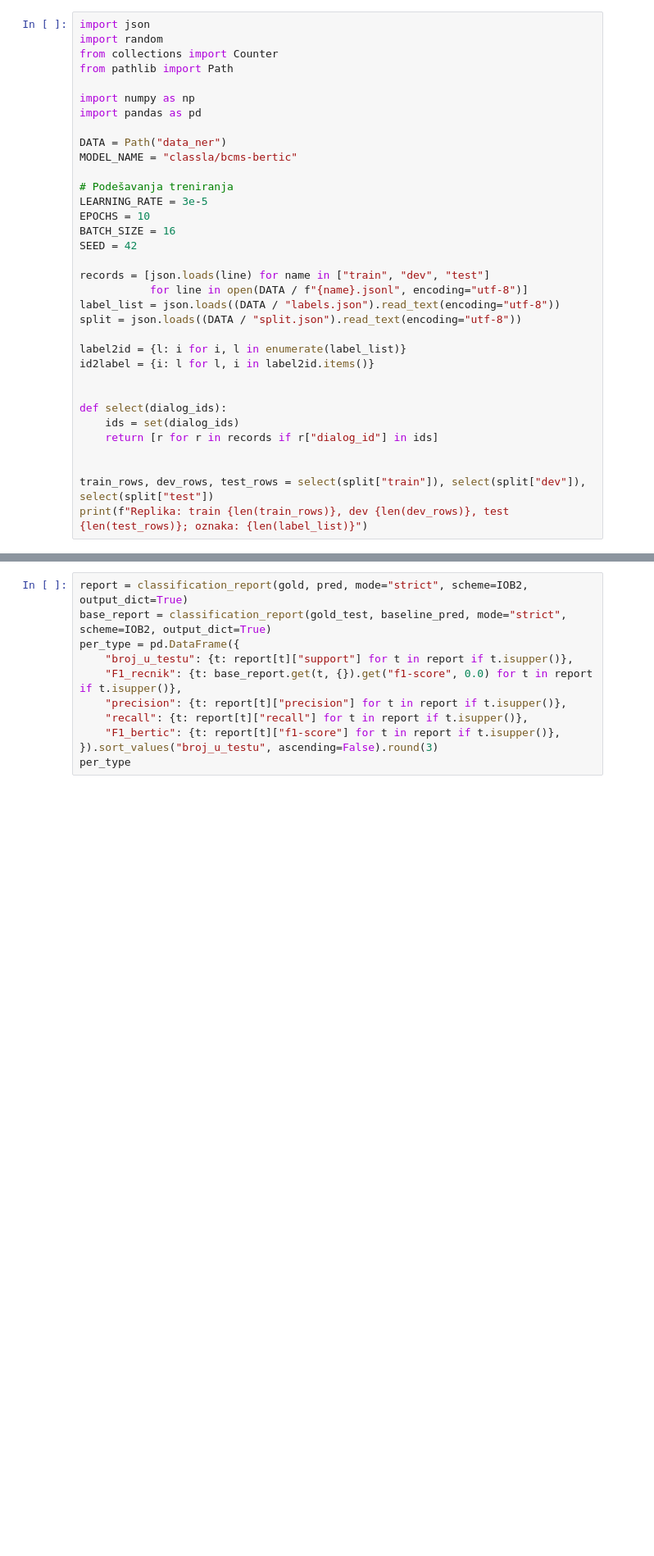
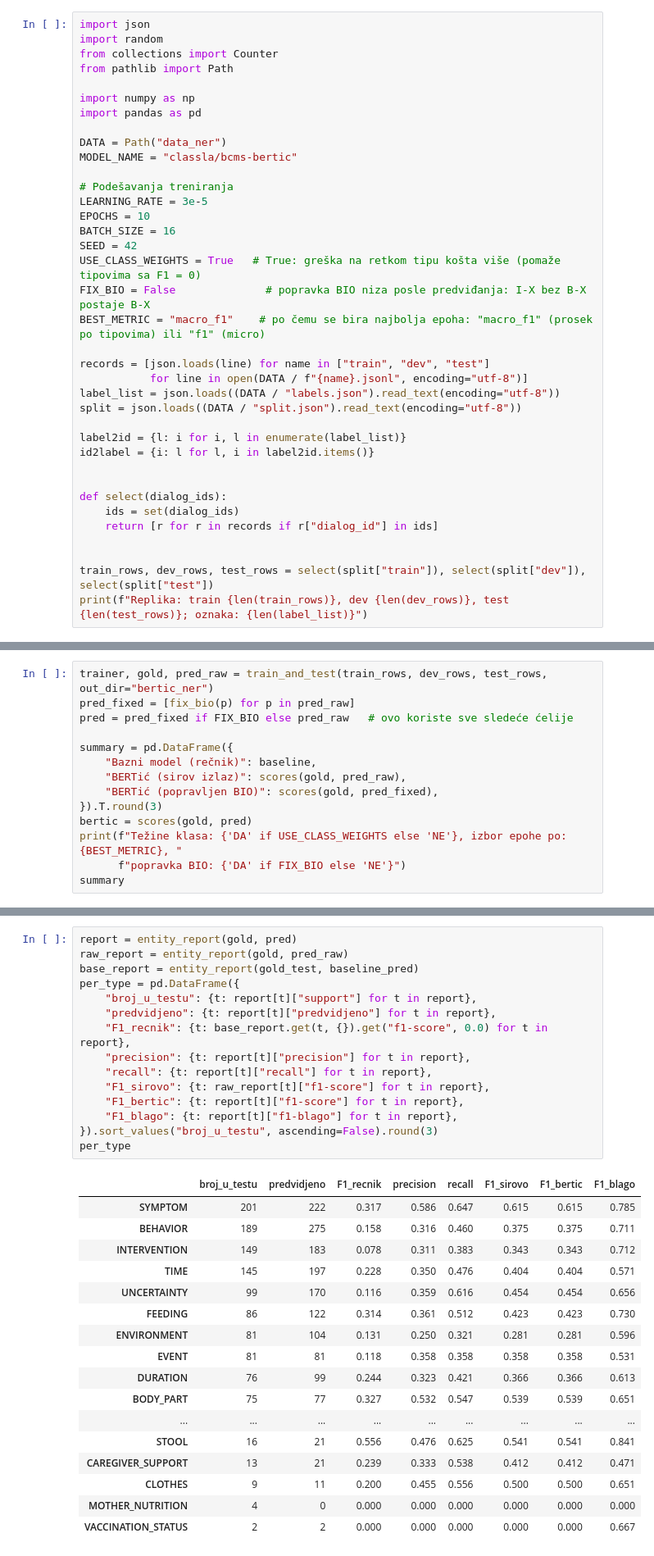
Before and after one commit to tijanicica/hello-baby-knowledge-graph, a Jupyter notebook: ner_bertic_colab.ipynb, the cells around one changed output, grey strips where cells are left out. Shown at 82% size. Saved outputs shown, nothing was run; the diff lists cells and outputs as text; blank space fills up the shorter version.

```diff
--- a/ner_bertic_colab.ipynb
+++ b/ner_bertic_colab.ipynb
@@ -49,6 +56,9 @@ LEARNING_RATE = 3e-5
 EPOCHS = 10
 BATCH_SIZE = 16
 SEED = 42
+USE_CLASS_WEIGHTS = True   # True: greška na retkom tipu košta više (pomaže tipovima sa F1 = 0)
+FIX_BIO = False              # popravka BIO niza posle predviđanja: I-X bez B-X postaje B-X
+BEST_METRIC = "macro_f1"    # po čemu se bira najbolja epoha: "macro_f1" (prosek po tipovima) ili "f1" (micro)
 
 records = [json.loads(line) for name in ["train", "dev", "test"]
            for line in open(DATA / f"{name}.jsonl", encoding="utf-8")]
@@ -206,0 +315,14 @@ print("BERTić:     ", {k: round(v, 3) for k, v in bertic.items()})
+# %%
+trainer, gold, pred_raw = train_and_test(train_rows, dev_rows, test_rows, out_dir="bertic_ner")
+pred_fixed = [fix_bio(p) for p in pred_raw]
+pred = pred_fixed if FIX_BIO else pred_raw   # ovo koriste sve sledeće ćelije
+
+summary = pd.DataFrame({
+    "Bazni model (rečnik)": baseline,
+    "BERTić (sirov izlaz)": scores(gold, pred_raw),
+    "BERTić (popravljen BIO)": scores(gold, pred_fixed),
+}).T.round(3)
+bertic = scores(gold, pred)
+print(f"Težine klasa: {'DA' if USE_CLASS_WEIGHTS else 'NE'}, izbor epohe po: {BEST_METRIC}, "
+      f"popravka BIO: {'DA' if FIX_BIO else 'NE'}")
+summary
@@ -207,11 +371,33 @@ print("BERTić:     ", {k: round(v, 3) for k, v in bertic.items()})
 # %%
-report = classification_report(gold, pred, mode="strict", scheme=IOB2, output_dict=True)
-base_report = classification_report(gold_test, baseline_pred, mode="strict", scheme=IOB2, output_dict=True)
+report = entity_report(gold, pred)
+raw_report = entity_report(gold, pred_raw)
+base_report = entity_report(gold_test, baseline_pred)
 per_type = pd.DataFrame({
-    "broj_u_testu": {t: report[t]["support"] for t in report if t.isupper()},
-    "F1_recnik": {t: base_report.get(t, {}).get("f1-score", 0.0) for t in report if t.isupper()},
-    "precision": {t: report[t]["precision"] for t in report if t.isupper()},
-    "recall": {t: report[t]["recall"] for t in report if t.isupper()},
-    "F1_bertic": {t: report[t]["f1-score"] for t in report if t.isupper()},
+    "broj_u_testu": {t: report[t]["support"] for t in report},
+    "predvidjeno": {t: report[t]["predvidjeno"] for t in report},
+    "F1_recnik": {t: base_report.get(t, {}).get("f1-score", 0.0) for t in report},
+    "precision": {t: report[t]["precision"] for t in report},
+    "recall": {t: report[t]["recall"] for t in report},
+    "F1_sirovo": {t: raw_report[t]["f1-score"] for t in report},
+    "F1_bertic": {t: report[t]["f1-score"] for t in report},
+    "F1_blago": {t: report[t]["f1-blago"] for t in report},
 }).sort_values("broj_u_testu", ascending=False).round(3)
 per_type
+# %% [output]
+|  | broj_u_testu | predvidjeno | F1_recnik | precision | recall | F1_sirovo | F1_bertic | F1_blago |
+| SYMPTOM | 201 | 222 | 0.317 | 0.586 | 0.647 | 0.615 | 0.615 | 0.785 |
+| BEHAVIOR | 189 | 275 | 0.158 | 0.316 | 0.460 | 0.375 | 0.375 | 0.711 |
+| INTERVENTION | 149 | 183 | 0.078 | 0.311 | 0.383 | 0.343 | 0.343 | 0.712 |
+| TIME | 145 | 197 | 0.228 | 0.350 | 0.476 | 0.404 | 0.404 | 0.571 |
+| UNCERTAINTY | 99 | 170 | 0.116 | 0.359 | 0.616 | 0.454 | 0.454 | 0.656 |
+| FEEDING | 86 | 122 | 0.314 | 0.361 | 0.512 | 0.423 | 0.423 | 0.730 |
+| ENVIRONMENT | 81 | 104 | 0.131 | 0.250 | 0.321 | 0.281 | 0.281 | 0.596 |
+| EVENT | 81 | 81 | 0.118 | 0.358 | 0.358 | 0.358 | 0.358 | 0.531 |
+| DURATION | 76 | 99 | 0.244 | 0.323 | 0.421 | 0.366 | 0.366 | 0.613 |
+| BODY_PART | 75 | 77 | 0.327 | 0.532 | 0.547 | 0.539 | 0.539 | 0.651 |
+| ... | ... | ... | ... | ... | ... | ... | ... | ... |
+| STOOL | 16 | 21 | 0.556 | 0.476 | 0.625 | 0.541 | 0.541 | 0.841 |
+| CAREGIVER_SUPPORT | 13 | 21 | 0.239 | 0.333 | 0.538 | 0.412 | 0.412 | 0.471 |
+| CLOTHES | 9 | 11 | 0.200 | 0.455 | 0.556 | 0.500 | 0.500 | 0.651 |
+| MOTHER_NUTRITION | 4 | 0 | 0.000 | 0.000 | 0.000 | 0.000 | 0.000 | 0.000 |
+| VACCINATION_STATUS | 2 | 2 | 0.000 | 0.000 | 0.000 | 0.000 | 0.000 | 0.667 |
```
Also changed, not shown: parts of 21 cells of this notebook.
